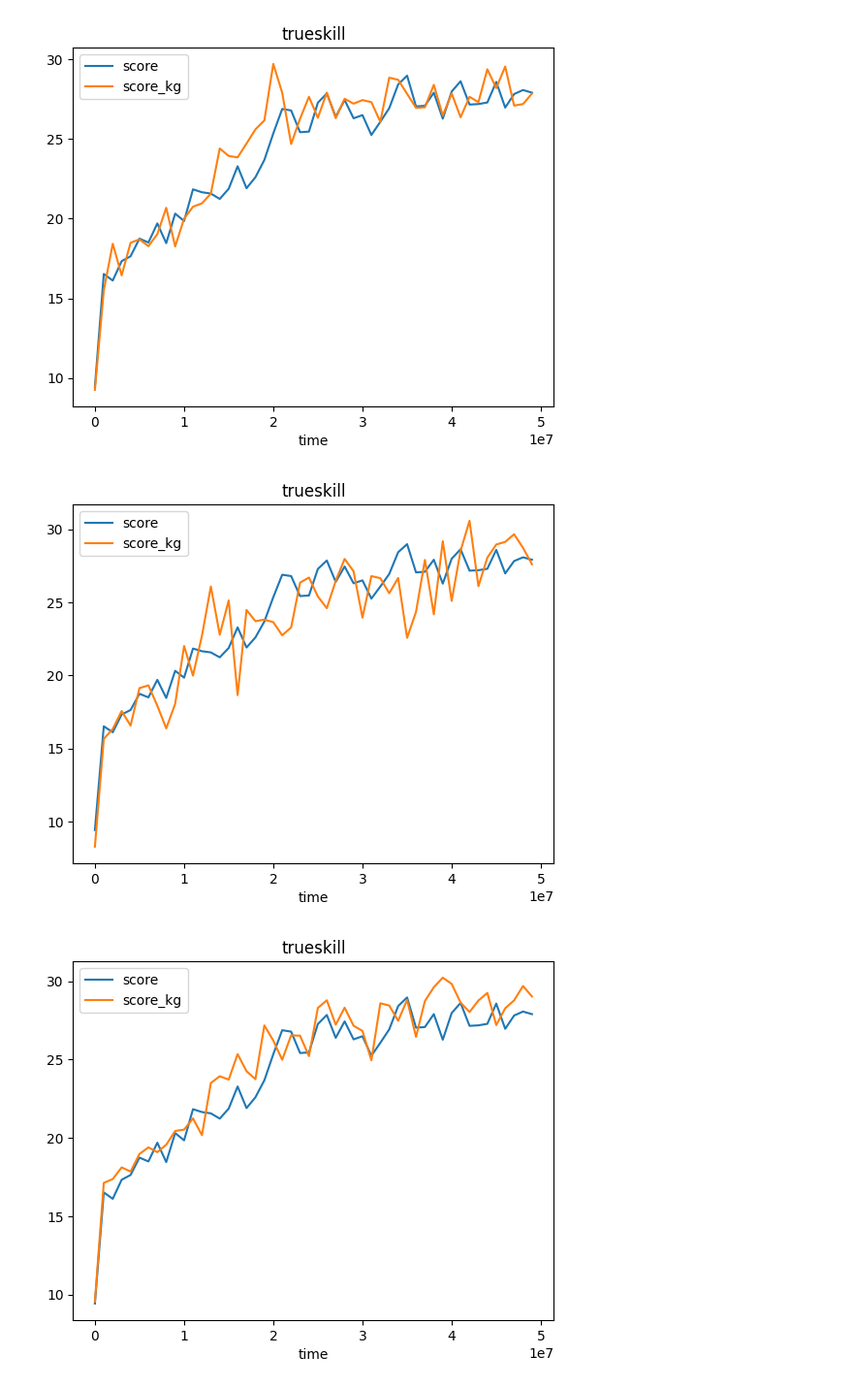
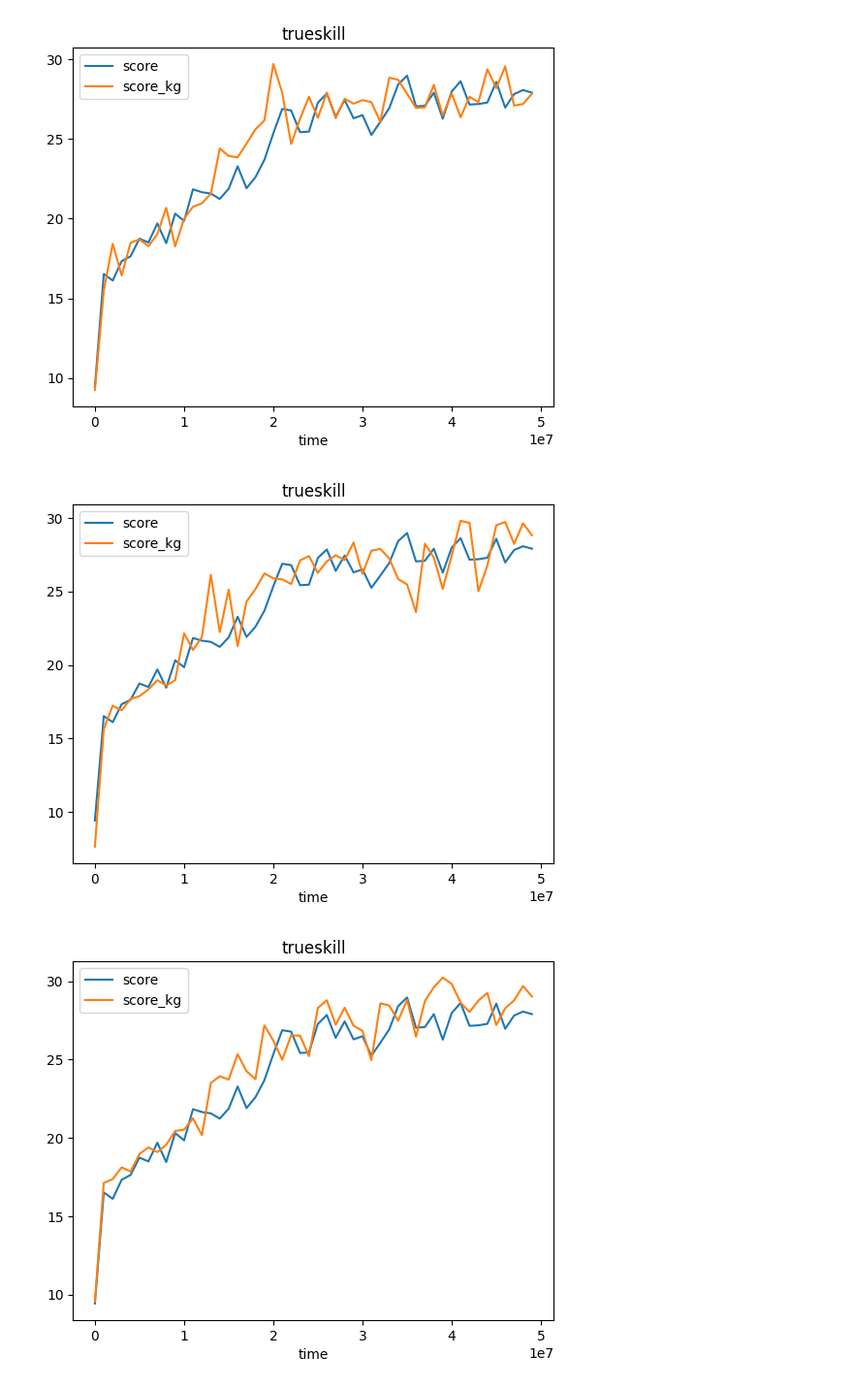
Before and after one commit to adFrej/kg-rl-rts, a Jupyter notebook: training_loss.ipynb, the cells around one changed output. Shown at 97% size. Drawn from its saved outputs; the diff is of its cells as text; code cells hidden in the pictures.

```diff
--- a/training_loss.ipynb
+++ b/training_loss.ipynb
@@ -124,13 +137,15 @@ draw_score_by_list([
 # %% [output]
 [figure]
 # %%
+# 20 walk depth
 draw_score_by_list([
     r"MicroRTSGridModeVecEnv__ppo_gridnet____8__1724231973",
     r"MicroRTSGridModeVecEnv__ppo_gridnet____9__1724275145",
     r"MicroRTSGridModeVecEnv__ppo_gridnet____10__1724368618",
 ], [
     r"MicroRTSGridModeVecEnv__ppo_gridnet__prior__kg4__15__1724534230",
+    r"MicroRTSGridModeVecEnv__ppo_gridnet__prior__kg4__21__1724948565",
 ])
 # %% [output]
-[figure, old version]
+[figure, new version]
 # %%
```
Also changed, not shown: parts of 9 cells of this notebook, 51 other files.
